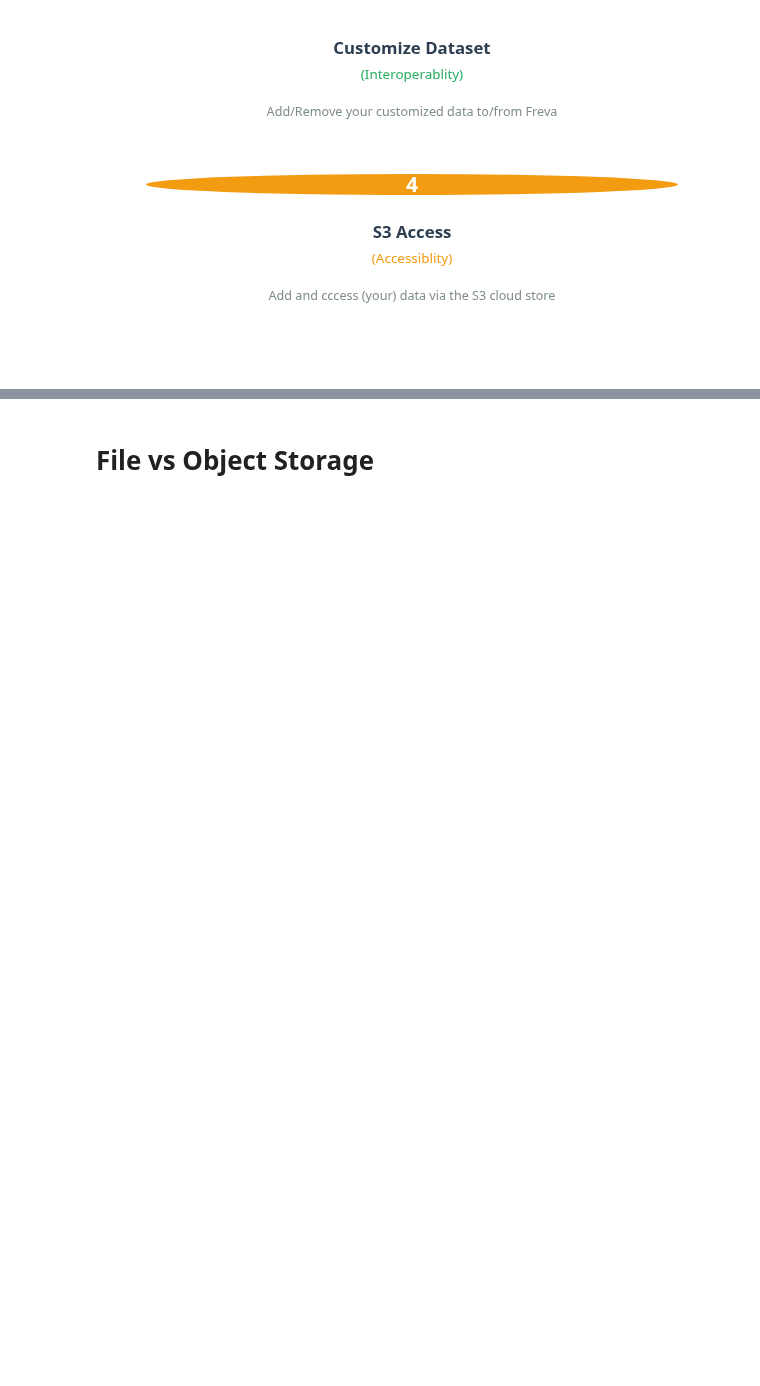
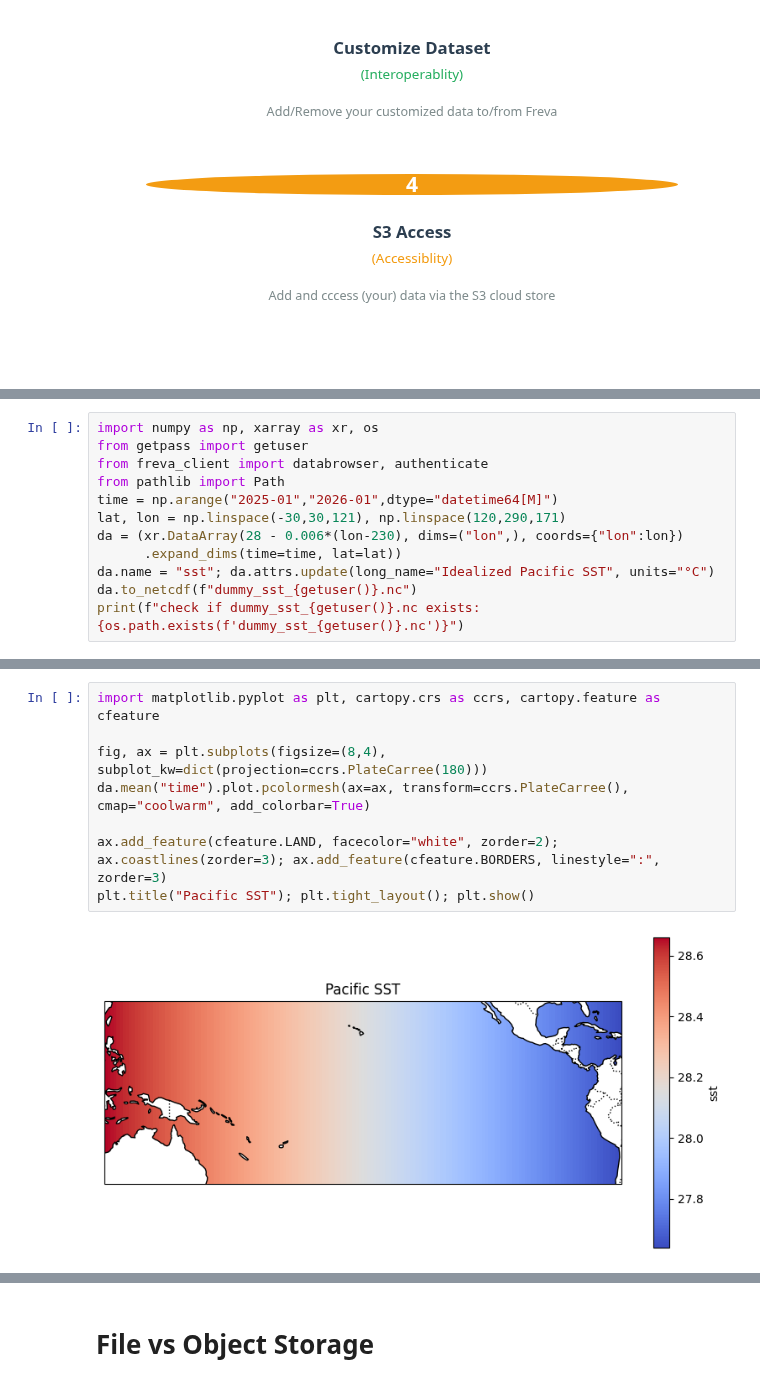
Before and after one commit to freva-org/Talks, a Jupyter notebook: DataSearchWorkshop2025/FrevaWorkshop.ipynb, the cells around one changed output, grey strips where cells are left out. Cells and saved outputs as stored; diff of their text form; blank space fills up the shorter version.

```diff
--- a/DataSearchWorkshop2025/FrevaWorkshop.ipynb
+++ b/DataSearchWorkshop2025/FrevaWorkshop.ipynb
@@ -682,0 +1420,12 @@ Attributes:
+# %%
+import numpy as np, xarray as xr, os
+from getpass import getuser
+from freva_client import databrowser, authenticate
+from pathlib import Path
+time = np.arange("2025-01","2026-01",dtype="datetime64[M]")
+lat, lon = np.linspace(-30,30,121), np.linspace(120,290,171)
+da = (xr.DataArray(28 - 0.006*(lon-230), dims=("lon",), coords={"lon":lon})
+      .expand_dims(time=time, lat=lat))
+da.name = "sst"; da.attrs.update(long_name="Idealized Pacific SST", units="°C")
+da.to_netcdf(f"dummy_sst_{getuser()}.nc")
+print(f"check if dummy_sst_{getuser()}.nc exists: {os.path.exists(f'dummy_sst_{getuser()}.nc')}")
@@ -682,0 +1447,10 @@ Attributes:
+# %%
+import matplotlib.pyplot as plt, cartopy.crs as ccrs, cartopy.feature as cfeature
+
+fig, ax = plt.subplots(figsize=(8,4), subplot_kw=dict(projection=ccrs.PlateCarree(180)))
+da.mean("time").plot.pcolormesh(ax=ax, transform=ccrs.PlateCarree(), cmap="coolwarm", add_colorbar=True)
+
+ax.add_feature(cfeature.LAND, facecolor="white", zorder=2); ax.coastlines(zorder=3); ax.add_feature(cfeature.BORDERS, linestyle=":", zorder=3)
+plt.title("Pacific SST"); plt.tight_layout(); plt.show()
+# %% [output]
+[figure, added]
```
Also changed, not shown: parts of 151 cells of this notebook.
